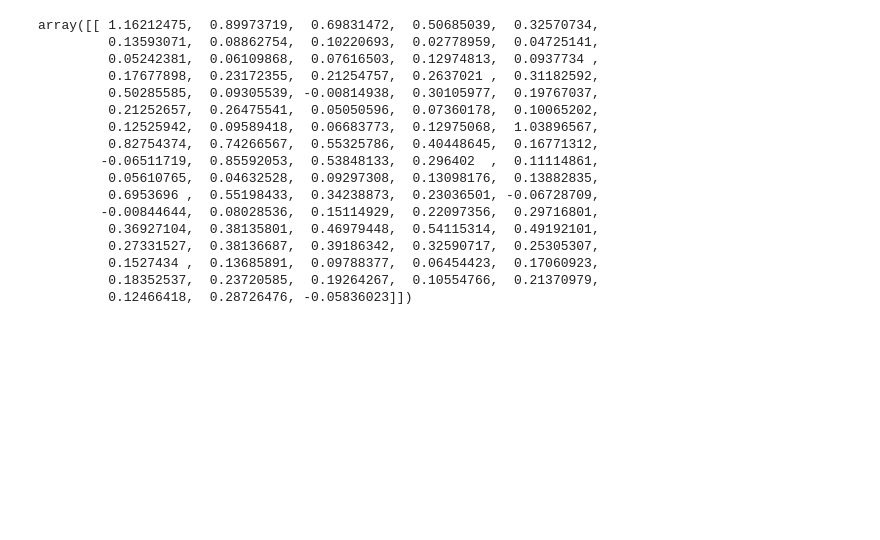
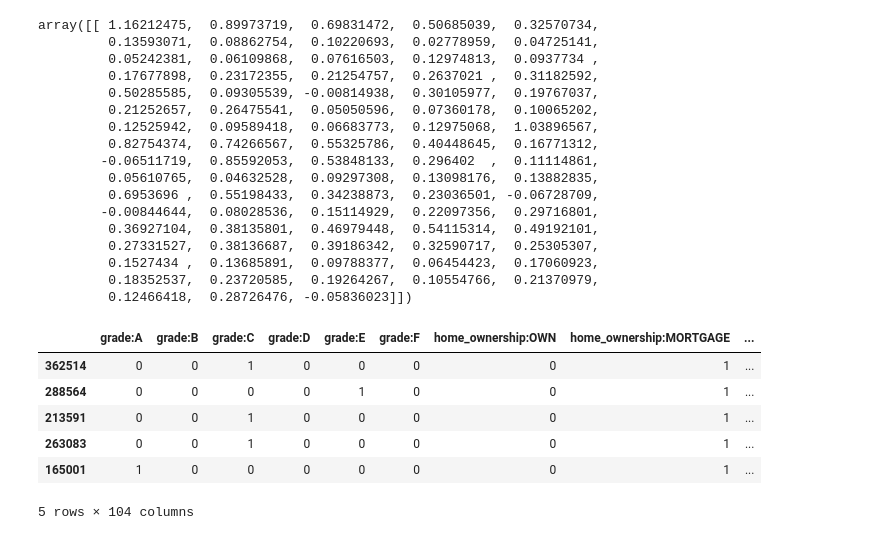
Before and after one commit to BAGLAT/Credit-Risk-Modeling, a Jupyter notebook: PD Model.ipynb, the cells around one changed output. Cells and saved outputs as stored; diff of their text form; code cells hidden in the pictures; blank space fills up the shorter version.

```diff
--- a/PD Model.ipynb
+++ b/PD Model.ipynb
@@ -479,0 +602,12 @@ array([[ 1.16212475,  0.89973719,  0.69831472,  0.50685039,  0.32570734,
+# %%
+inputs_test = inputs_test_with_ref_cat.drop(ref_categories,axis=1)
+# %%
+inputs_test.head()
+# %% [output]
+|  | grade:A | grade:B | grade:C | grade:D | grade:E | grade:F | home_ownership:OWN | home_ownership:MORTGAGE | ... |
+| 362514 | 0 | 0 | 1 | 0 | 0 | 0 | 0 | 1 | ... |
+| 288564 | 0 | 0 | 0 | 0 | 1 | 0 | 0 | 1 | ... |
+| 213591 | 0 | 0 | 1 | 0 | 0 | 0 | 0 | 1 | ... |
+| 263083 | 0 | 0 | 1 | 0 | 0 | 0 | 0 | 1 | ... |
+| 165001 | 1 | 0 | 0 | 0 | 0 | 0 | 0 | 1 | ... |
+5 rows × 104 columns
```
Also changed, not shown: parts of 56 cells of this notebook.
